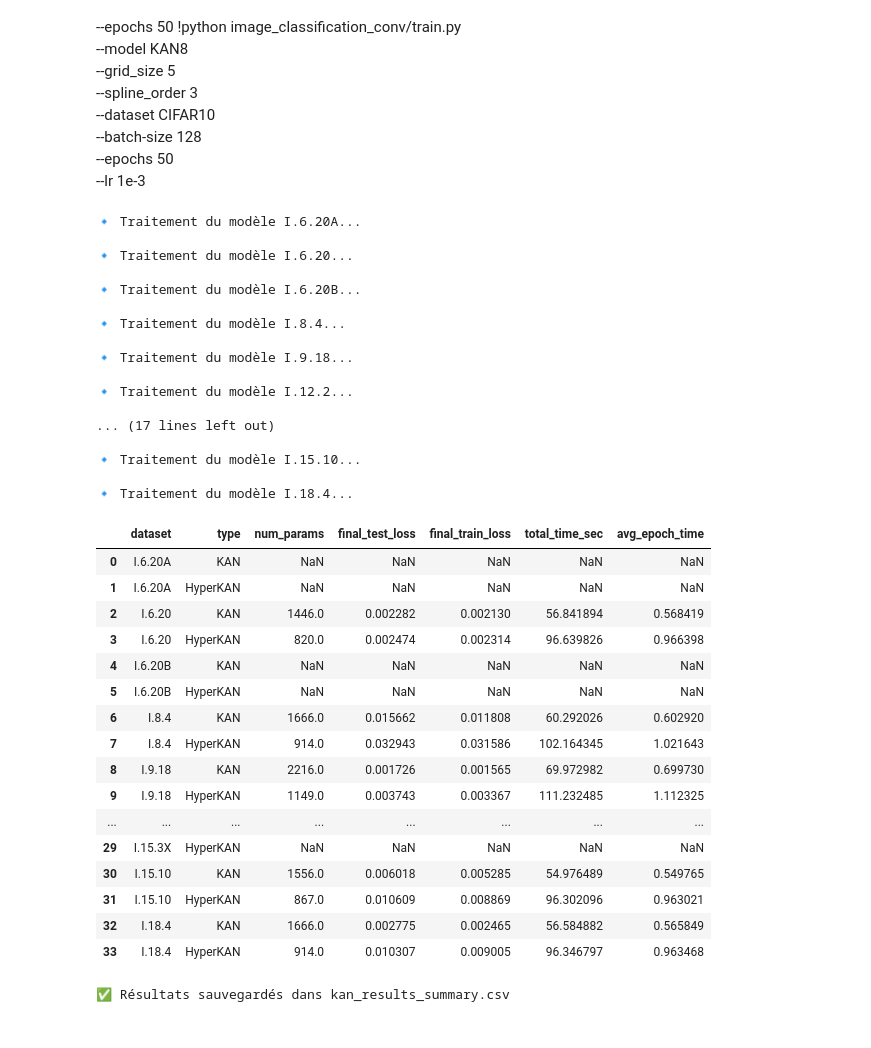
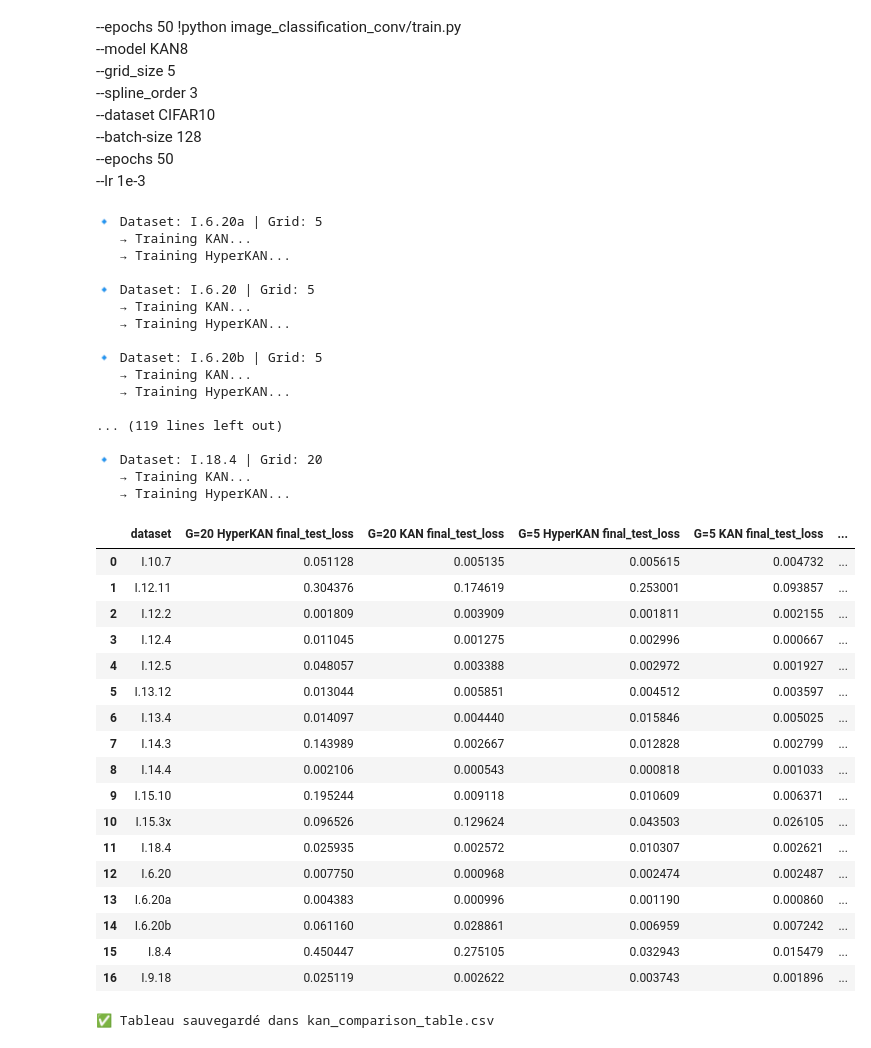
Before and after one commit to adrirens/MML_course, a Jupyter notebook: code.ipynb, the cells around one changed output. Saved outputs shown, nothing was run; the diff lists cells and outputs as text; code cells hidden in the pictures.

```diff
--- a/code.ipynb
+++ b/code.ipynb
@@ -129,9 +129,9 @@ def run_and_extract(cmd):
     }
 
 raw_results = []
-for grid in grid_sizes
+for grid in grid_sizes:
   for model_name in models:
-    print(f"\n🔹 Dataset: {dataset} | Grid: {grid}")
+    print(f"\n🔹 Dataset: {model_name} | Grid: {grid}")
     for model_type in model_types:
         print(f"   → Training {model_type}...")
 
@@ -141,7 +141,7 @@ for grid in grid_sizes
                 "--model", "KAN",
                 "--optimizer", "lbfgs",
                 "--lr", "1",
-                "--dataset", dataset,
+                "--dataset", model_name,
                 "--layers_width", "5", "5", "5",
                 "--loss", "mse",
                 "--kan_bspline_grid", str(grid)
@@ -152,7 +152,7 @@ for grid in grid_sizes
                 "--model", "HyperKAN",
                 "--optimizer", "lbfgs",
                 "--lr", "1",
-                "--dataset", dataset,
+                "--dataset", model_name,
                 "--layers_width", "5", "5", "5",
                 "--loss", "mse",
                 "--embedding_dim", "1",
@@ -162,7 +162,7 @@ for grid in grid_sizes
 
         res = run_and_extract(cmd)
         res.update({
-            "dataset": dataset,
+            "dataset": model_name,
             "grid": grid,
             "type": model_type
         })
@@ -170,61 +170,62 @@ for grid in grid_sizes
         time.sleep(0.5)
 
 # 🧾 Conversion en DataFrame
 df = pd.DataFrame(raw_results)
 
 # 🪄 Transformation au format du papier
 # (colonnes = G=5 KAN, G=5 HyperKAN, G=20 KAN, G=20 HyperKAN)
 pivot = df.pivot_table(
     index="dataset",
     columns=["grid", "type"],
     values=["final_test_loss", "num_params"]
 )
 
 # Nettoyage du MultiIndex pour affichage plus clair
 pivot.columns = [
     f"G={g} {t} {m}" for m, g, t in pivot.columns.to_flat_index()
 ]
 
 # ✅ Tableau final
 pivot = pivot.reset_index()
 display(pivot)
 
 # 💾 Sauvegarde CSV
 pivot.to_csv("kan_comparison_table.csv", index=False)
 print("\n✅ Tableau sauvegardé dans kan_comparison_table.csv")
 # %% [output]
-🔹 Traitement du modèle I.6.20A...
+🔹 Dataset: I.6.20a | Grid: 5
+   → Training KAN...
+   → Training HyperKAN...
 
-🔹 Traitement du modèle I.6.20...
+🔹 Dataset: I.6.20 | Grid: 5
+   → Training KAN...
+   → Training HyperKAN...
 
-🔹 Traitement du modèle I.6.20B...
+🔹 Dataset: I.6.20b | Grid: 5
+   → Training KAN...
+   → Training HyperKAN...
 
-🔹 Traitement du modèle I.8.4...
+... (119 lines left out)
 
-🔹 Traitement du modèle I.9.18...
-
-🔹 Traitement du modèle I.12.2...
-
-... (17 lines left out)
-
-🔹 Traitement du modèle I.15.10...
-
-🔹 Traitement du modèle I.18.4...
+🔹 Dataset: I.18.4 | Grid: 20
+   → Training KAN...
+   → Training HyperKAN...
-|  | dataset | type | num_params | final_test_loss | final_train_loss | total_time_sec | avg_epoch_time |
-| 0 | I.6.20A | KAN | NaN | NaN | NaN | NaN | NaN |
-| 1 | I.6.20A | HyperKAN | NaN | NaN | NaN | NaN | NaN |
-| 2 | I.6.20 | KAN | 1446.0 | 0.002282 | 0.002130 | 56.841894 | 0.568419 |
-| 3 | I.6.20 | HyperKAN | 820.0 | 0.002474 | 0.002314 | 96.639826 | 0.966398 |
-| 4 | I.6.20B | KAN | NaN | NaN | NaN | NaN | NaN |
-| 5 | I.6.20B | HyperKAN | NaN | NaN | NaN | NaN | NaN |
-| 6 | I.8.4 | KAN | 1666.0 | 0.015662 | 0.011808 | 60.292026 | 0.602920 |
-| 7 | I.8.4 | HyperKAN | 914.0 | 0.032943 | 0.031586 | 102.164345 | 1.021643 |
-| 8 | I.9.18 | KAN | 2216.0 | 0.001726 | 0.001565 | 69.972982 | 0.699730 |
-| 9 | I.9.18 | HyperKAN | 1149.0 | 0.003743 | 0.003367 | 111.232485 | 1.112325 |
-| ... | ... | ... | ... | ... | ... | ... | ... |
-| 29 | I.15.3X | HyperKAN | NaN | NaN | NaN | NaN | NaN |
-| 30 | I.15.10 | KAN | 1556.0 | 0.006018 | 0.005285 | 54.976489 | 0.549765 |
-| 31 | I.15.10 | HyperKAN | 867.0 | 0.010609 | 0.008869 | 96.302096 | 0.963021 |
-| 32 | I.18.4 | KAN | 1666.0 | 0.002775 | 0.002465 | 56.584882 | 0.565849 |
-| 33 | I.18.4 | HyperKAN | 914.0 | 0.010307 | 0.009005 | 96.346797 | 0.963468 |
+|  | dataset | G=20 HyperKAN final_test_loss | G=20 KAN final_test_loss | G=5 HyperKAN final_test_loss | G=5 KAN final_test_loss | ... |
+| 0 | I.10.7 | 0.051128 | 0.005135 | 0.005615 | 0.004732 | ... |
+| 1 | I.12.11 | 0.304376 | 0.174619 | 0.253001 | 0.093857 | ... |
+| 2 | I.12.2 | 0.001809 | 0.003909 | 0.001811 | 0.002155 | ... |
+| 3 | I.12.4 | 0.011045 | 0.001275 | 0.002996 | 0.000667 | ... |
+| 4 | I.12.5 | 0.048057 | 0.003388 | 0.002972 | 0.001927 | ... |
+| 5 | I.13.12 | 0.013044 | 0.005851 | 0.004512 | 0.003597 | ... |
+| 6 | I.13.4 | 0.014097 | 0.004440 | 0.015846 | 0.005025 | ... |
+| 7 | I.14.3 | 0.143989 | 0.002667 | 0.012828 | 0.002799 | ... |
+| 8 | I.14.4 | 0.002106 | 0.000543 | 0.000818 | 0.001033 | ... |
+| 9 | I.15.10 | 0.195244 | 0.009118 | 0.010609 | 0.006371 | ... |
+| 10 | I.15.3x | 0.096526 | 0.129624 | 0.043503 | 0.026105 | ... |
+| 11 | I.18.4 | 0.025935 | 0.002572 | 0.010307 | 0.002621 | ... |
+| 12 | I.6.20 | 0.007750 | 0.000968 | 0.002474 | 0.002487 | ... |
+| 13 | I.6.20a | 0.004383 | 0.000996 | 0.001190 | 0.000860 | ... |
+| 14 | I.6.20b | 0.061160 | 0.028861 | 0.006959 | 0.007242 | ... |
+| 15 | I.8.4 | 0.450447 | 0.275105 | 0.032943 | 0.015479 | ... |
+| 16 | I.9.18 | 0.025119 | 0.002622 | 0.003743 | 0.001896 | ... |
-✅ Résultats sauvegardés dans kan_results_summary.csv
+✅ Tableau sauvegardé dans kan_comparison_table.csv
```
